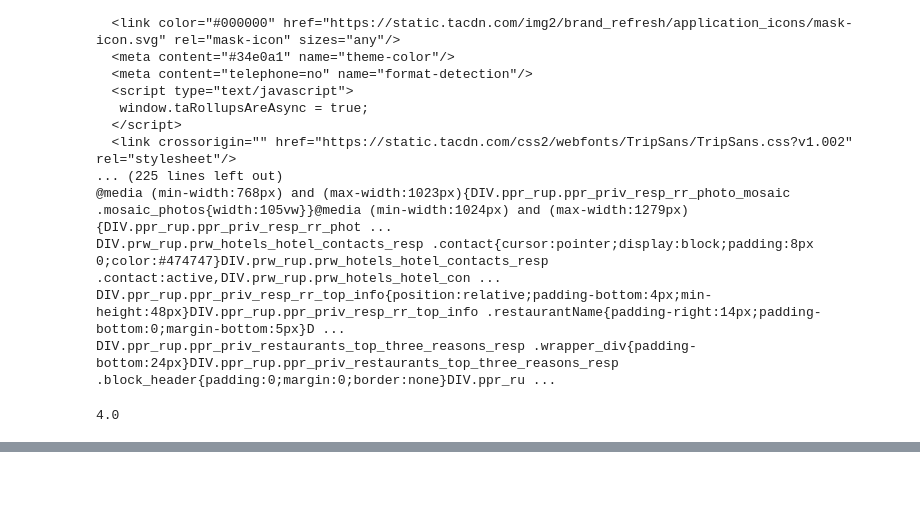
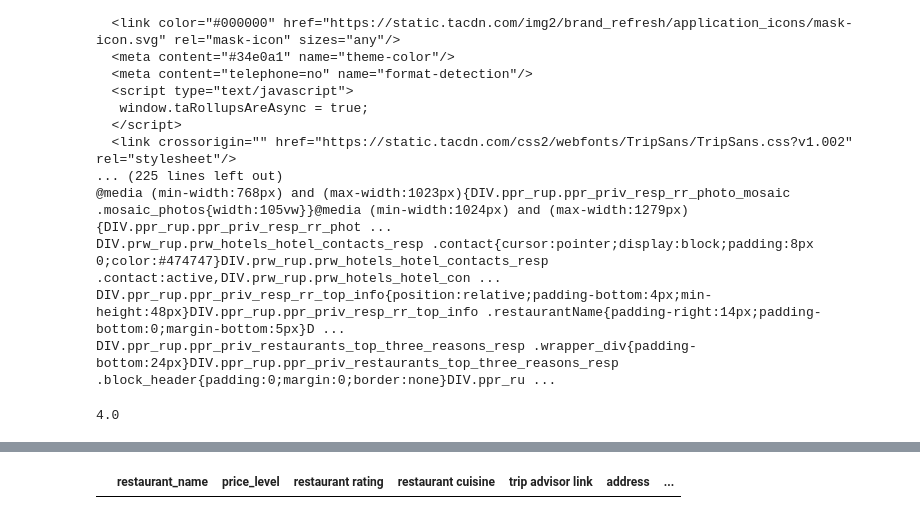
Before and after one commit to deliahellander/ETL-Project, a Jupyter notebook: Test_Advisory_Data/Trip_Advisor.ipynb, the cells around one changed output, grey strips where cells are left out. Saved outputs shown, nothing was run; the diff lists cells and outputs as text; code cells hidden in the pictures; blank space fills up the shorter version.

Commit message:
appended all names to list

```diff
--- a/Test_Advisory_Data/Trip_Advisor.ipynb
+++ b/Test_Advisory_Data/Trip_Advisor.ipynb
@@ -24,13 +25,13 @@ url = "https://www.tripadvisor.com/Restaurants-g6787210-Morris_County_New_Jersey
 browser.visit(url)
 # %%
 #Lists for storing data
-restaurant_name = []
-price_level = []
-restaurant_rating = []
-cuisine_type = []
-trip_advisor_link = []
+name_list = []
+price_list = []
+rating_list = []
+cuisine_list = []
+trip_advisor_list = []
 address_list = []
-restaurant_website = []
+website_list = []
 # %%
 html = browser.html
 soup = BeautifulSoup(html,"html.parser")
@@ -79,27 +107,24 @@ Parsippany's Best Pizza
 # %%
-#Loop for all of the restaurants' names
+#Loop for Cuisine Type
 for x in range(40):
-
+    html = browser.html
     soup = BeautifulSoup(html,"html.parser")
 
-    names = soup.find_all('div',class_= "wQjYiB7z")
+    cuisine = soup.find_all('div',class_= "MIajtJFg _1cBs8huC _3d9EnJpt")
 
-    for result in names:
+    for result in cuisine:
         try:
 
 
-            restaurant = result.span.a.text
-            link = result.span.a
-
+            cuisine_type = result.span.span.text
 
        # rating
         #adress
-            print(restaurant)
+            print(cuisine_type)
 
 
 
-        #if (name):
-            #print(name)
+
         except AttributeError as e:
             print(e)
 
@@ -110,5 +135,6 @@ for x in range(40):
 
     except:
         print("Done")
-    #results = soup.find_all('div',class_= "_1llCuDZj")
+
+    name_list.append(restaurant)
 # %% [output]
@@ -358,0 +336,13 @@ for result in raw_address:
+# %%
+#Table with everything
+overall = {'restaurant_name' : name_list,
+           'price_level' : price_list,
+           'restaurant rating' : rating_list,
+           'restaurant cuisine' : cuisine_list,
+           'trip advisor link' :trip_advisor_list,
+           'address' :address_list,
+           'website' : website_list}
+df = pd.DataFrame(overall)
+df
+# %% [output]
+|  | restaurant_name | price_level | restaurant rating | restaurant cuisine | trip advisor link | address | ... |
```
Also changed, not shown: parts of 10 cells of this notebook.
